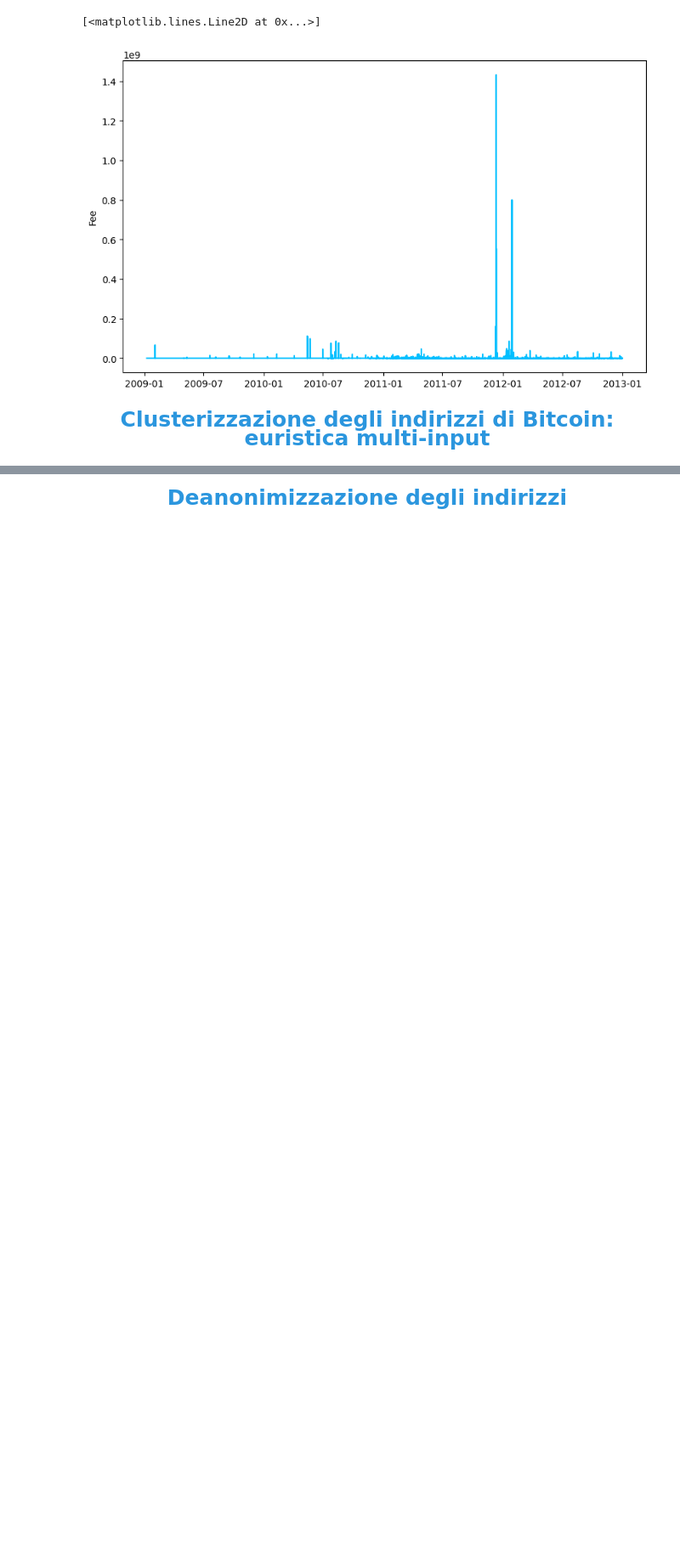
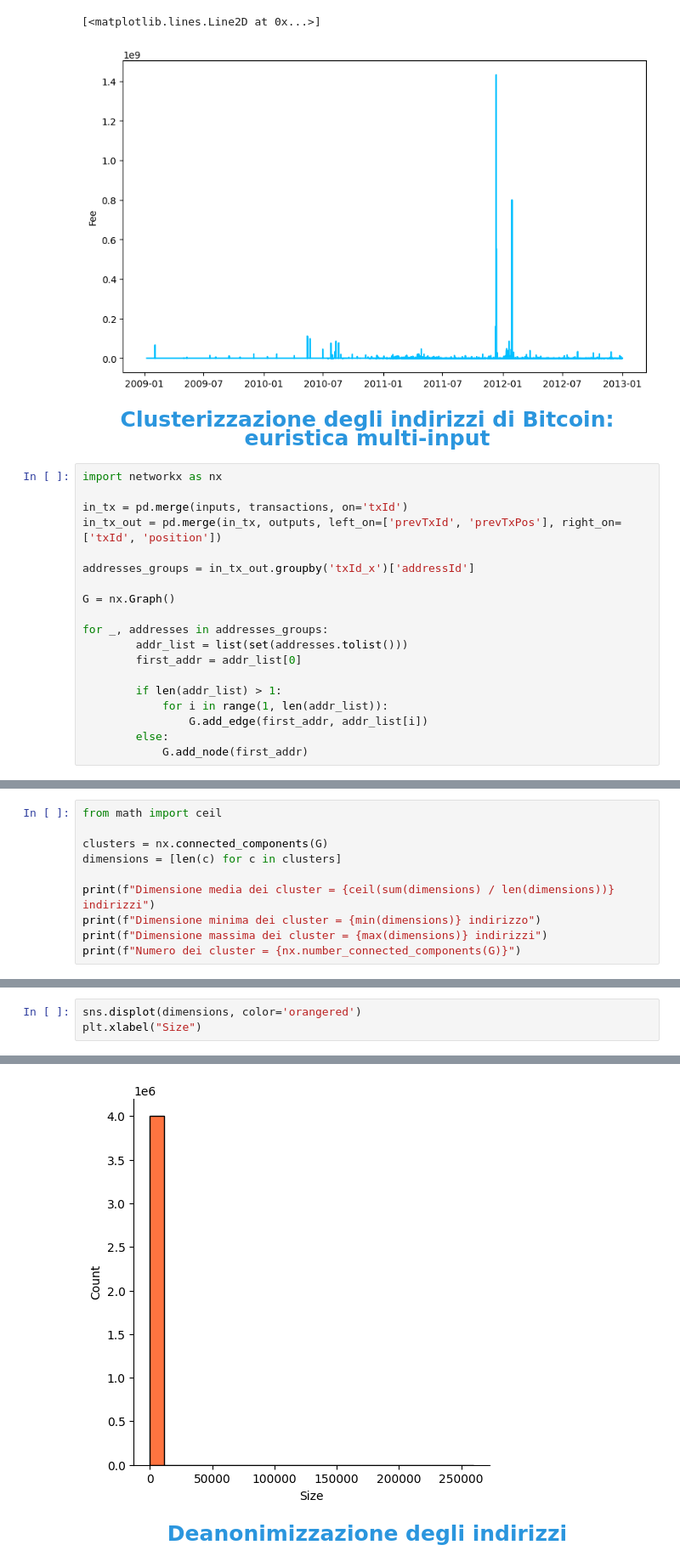
Before and after one commit to simonepassera/CRAFTY, a Jupyter notebook: crafty.ipynb, the cells around one changed output, grey strips where cells are left out. Shown at 85% size. Saved outputs shown, nothing was run; the diff lists cells and outputs as text; blank space fills up the shorter version.

Commit message:
Add clustering algorithm

```diff
--- a/crafty.ipynb
+++ b/crafty.ipynb
@@ -97,3 +97,22 @@ plt.plot(fee['timestamp'], fee['fee_mean'], color='deepskyblue')
 [figure]
 # %% [markdown]
 <p style="text-align:center;font-size:25px;font-weight:bold;color:#2b96de">Clusterizzazione degli indirizzi di Bitcoin: euristica multi-input</p>
+# %%
+import networkx as nx
+
+in_tx = pd.merge(inputs, transactions, on='txId')
+in_tx_out = pd.merge(in_tx, outputs, left_on=['prevTxId', 'prevTxPos'], right_on=['txId', 'position'])
+
+addresses_groups = in_tx_out.groupby('txId_x')['addressId']
+
+G = nx.Graph()
+
+for _, addresses in addresses_groups:
+        addr_list = list(set(addresses.tolist()))
+        first_addr = addr_list[0]
+
+        if len(addr_list) > 1:
+            for i in range(1, len(addr_list)):
+                G.add_edge(first_addr, addr_list[i])
+        else:
+            G.add_node(first_addr)
@@ -99,0 +124,10 @@ plt.plot(fee['timestamp'], fee['fee_mean'], color='deepskyblue')
+# %%
+from math import ceil
+
+clusters = nx.connected_components(G)
+dimensions = [len(c) for c in clusters]
+
+print(f"Dimensione media dei cluster = {ceil(sum(dimensions) / len(dimensions))} indirizzi")
+print(f"Dimensione minima dei cluster = {min(dimensions)} indirizzo")
+print(f"Dimensione massima dei cluster = {max(dimensions)} indirizzi")
+print(f"Numero dei cluster = {nx.number_connected_components(G)}")
@@ -99,0 +143,4 @@ plt.plot(fee['timestamp'], fee['fee_mean'], color='deepskyblue')
+# %%
+sns.displot(dimensions, color='orangered')
+plt.xlabel("Size")
+# %% [output]
@@ -100,2 +148,3 @@ plt.plot(fee['timestamp'], fee['fee_mean'], color='deepskyblue')
+[figure, added]
 # %% [markdown]
 <p style="text-align:center;font-size:25px;font-weight:bold;color:#2b96de">Deanonimizzazione degli indirizzi</p>
```
Also changed, not shown: parts of 6 cells of this notebook.
